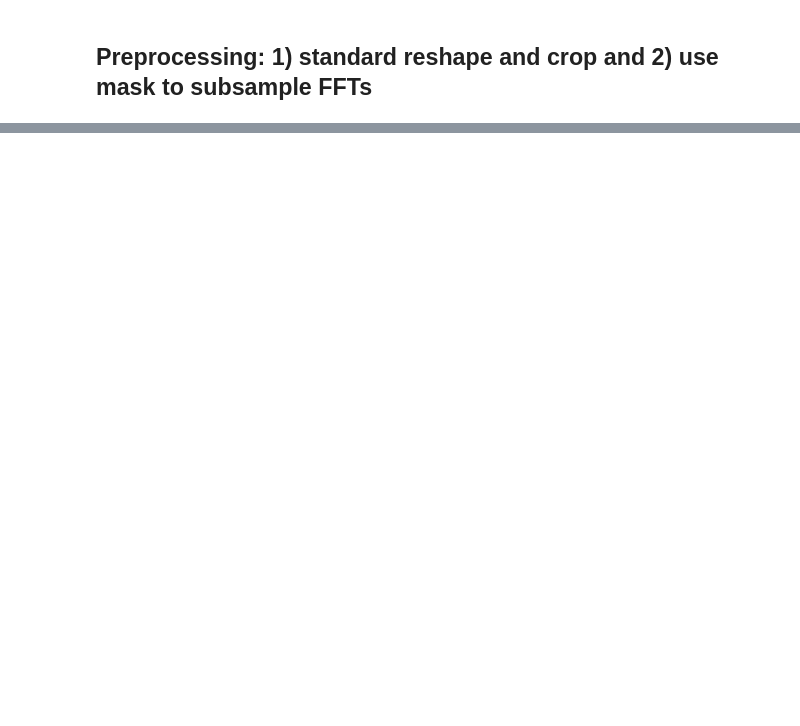
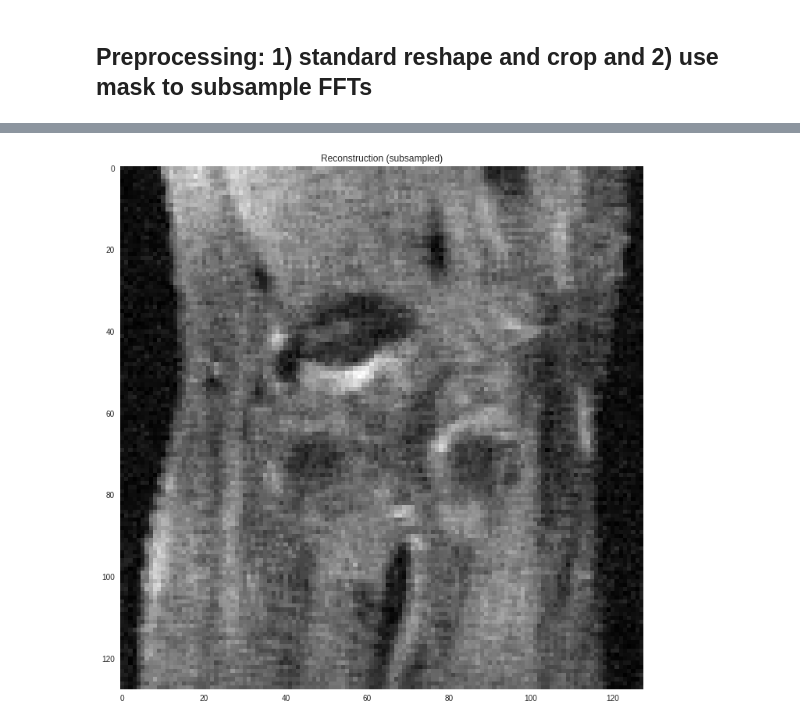
Before and after one commit to alexwal/cs230-project, a Jupyter notebook: MRI_reconstruction_example/fast_mri_dataset_exploration.ipynb, the cells around one changed output, grey strips where cells are left out. Cells and saved outputs as stored; diff of their text form; code cells hidden in the pictures; blank space fills up the shorter version.

```diff
--- a/MRI_reconstruction_example/fast_mri_dataset_exploration.ipynb
+++ b/MRI_reconstruction_example/fast_mri_dataset_exploration.ipynb
@@ -122,0 +126,6 @@ Loading dataset... Shuffle items? True. Shuffle buffer: 40
+# %%
+y_actual = np.abs(utils.signal_processing.tf_ifft2d(x).numpy())
+plt.title('Reconstruction (subsampled)')
+utils.plot.imshowgray(y_actual)
+# %% [output]
+[figure, added]
```
Also changed, not shown: parts of 16 cells of this notebook, 1 other file.
